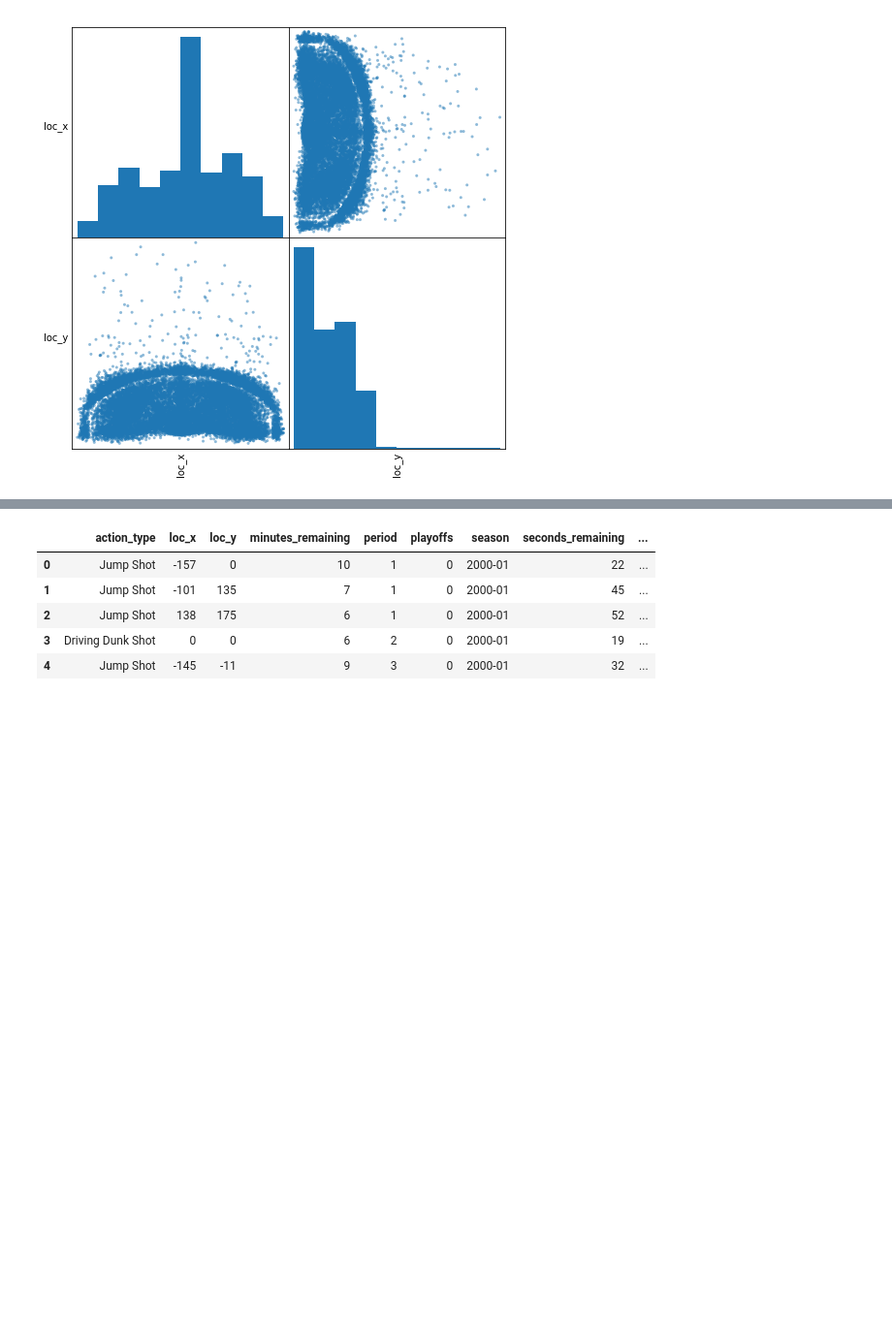
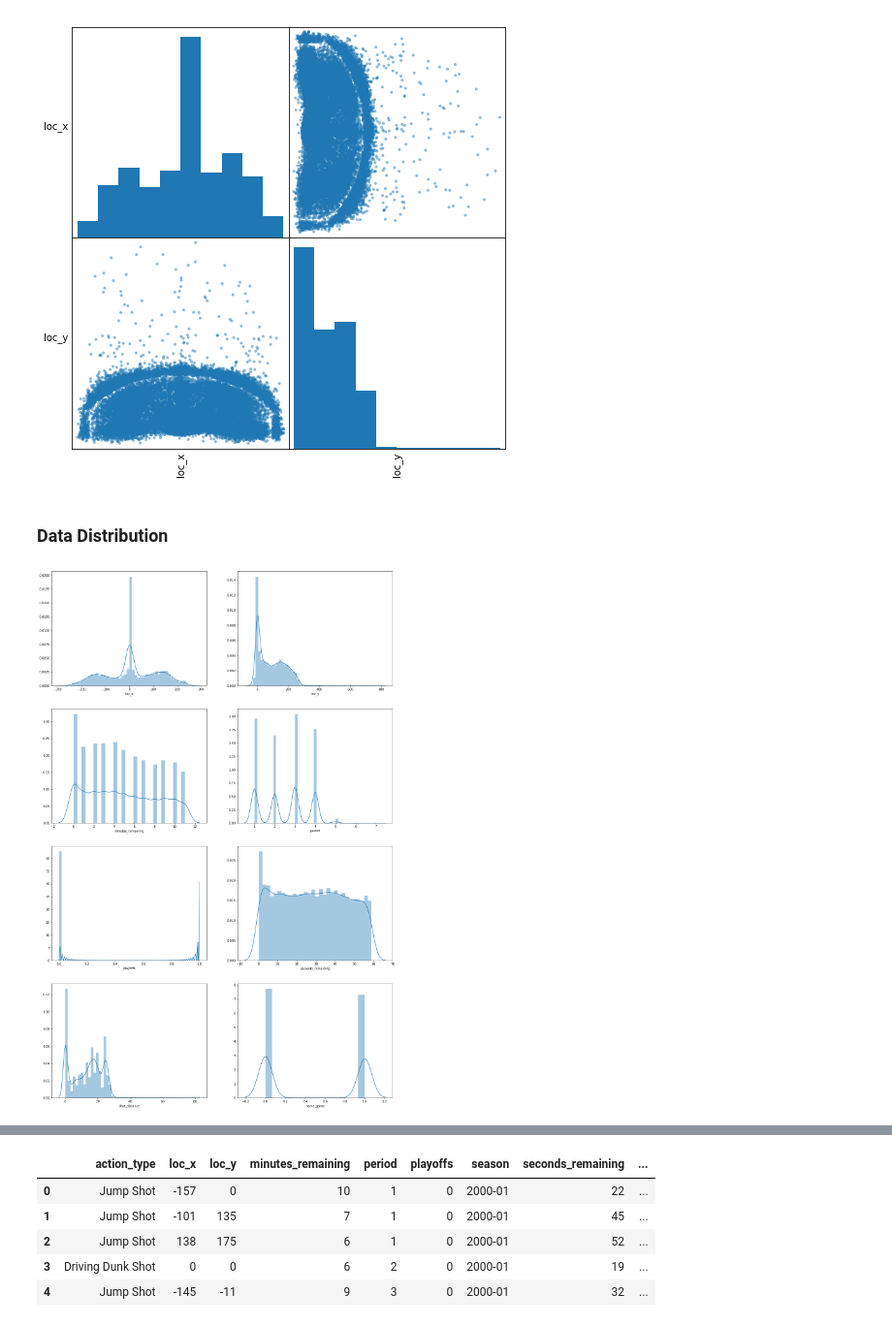
Before and after one commit to fstarsinic/kaggle, a Jupyter notebook: kobe-bryant-shot-selection/Kobe-Shots.ipynb, the cells around one changed output, grey strips where cells are left out. Shown at 97% size. Saved outputs shown, nothing was run; the diff lists cells and outputs as text; code cells hidden in the pictures; blank space fills up the shorter version.

Commit message:
added plots

```diff
--- a/kobe-bryant-shot-selection/Kobe-Shots.ipynb
+++ b/kobe-bryant-shot-selection/Kobe-Shots.ipynb
@@ -393,3 +393,17 @@ for i in range(n):
     h.set_xticks(())
 # %% [output]
 [figure]
+# %% [markdown]
+### Data Distribution
+# %%
+# Hereunder , we will analyse the distribution of the quantitative variables belong to the training datas.
+import seaborn as sns
+tr = new_df.toPandas()
+fig=plt.figure(figsize=(20,40))
+#variables=[tr['loc_x'],tr['loc_y']]
+variables = [tr[v] for v in num_cols]
+for i in range(len(variables)):
+    fig.add_subplot(int(len(variables)/2)+1,2,i+1)
+    sns.distplot(variables[i],kde=True)
+# %% [output]
+[figure, added]
```
Also changed, not shown: parts of 5 cells of this notebook.
